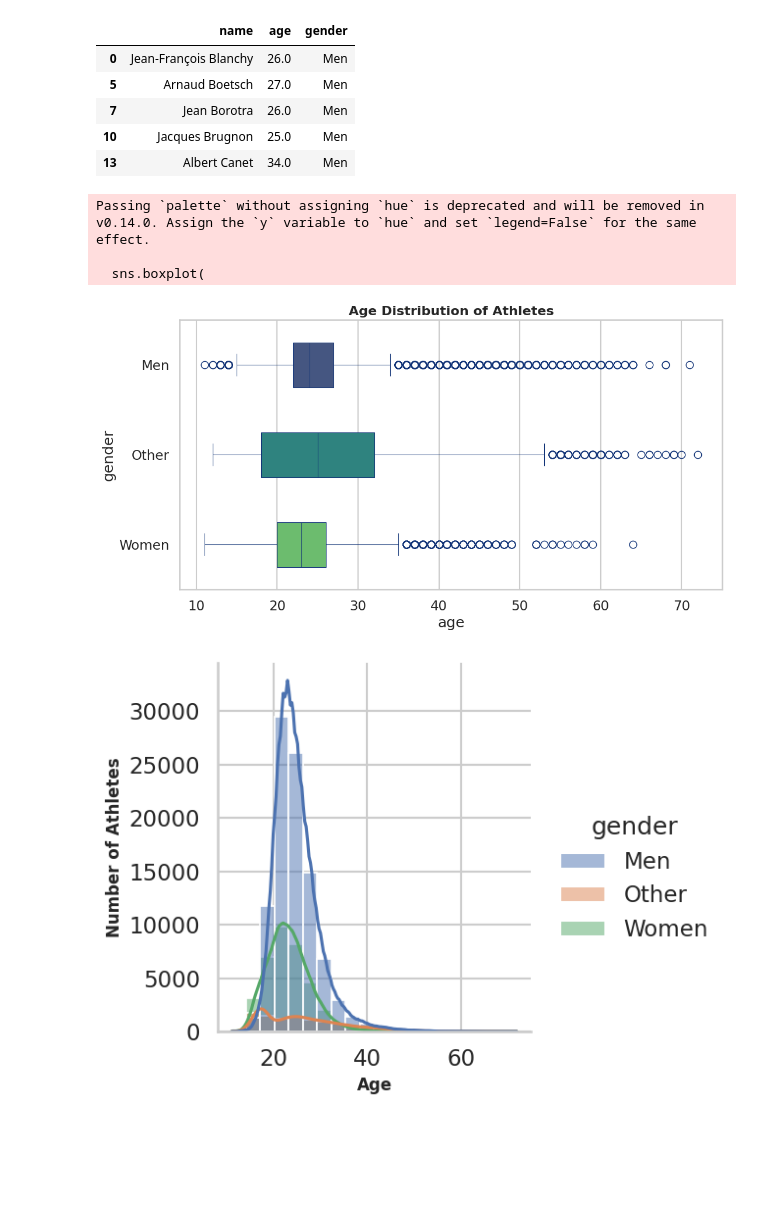
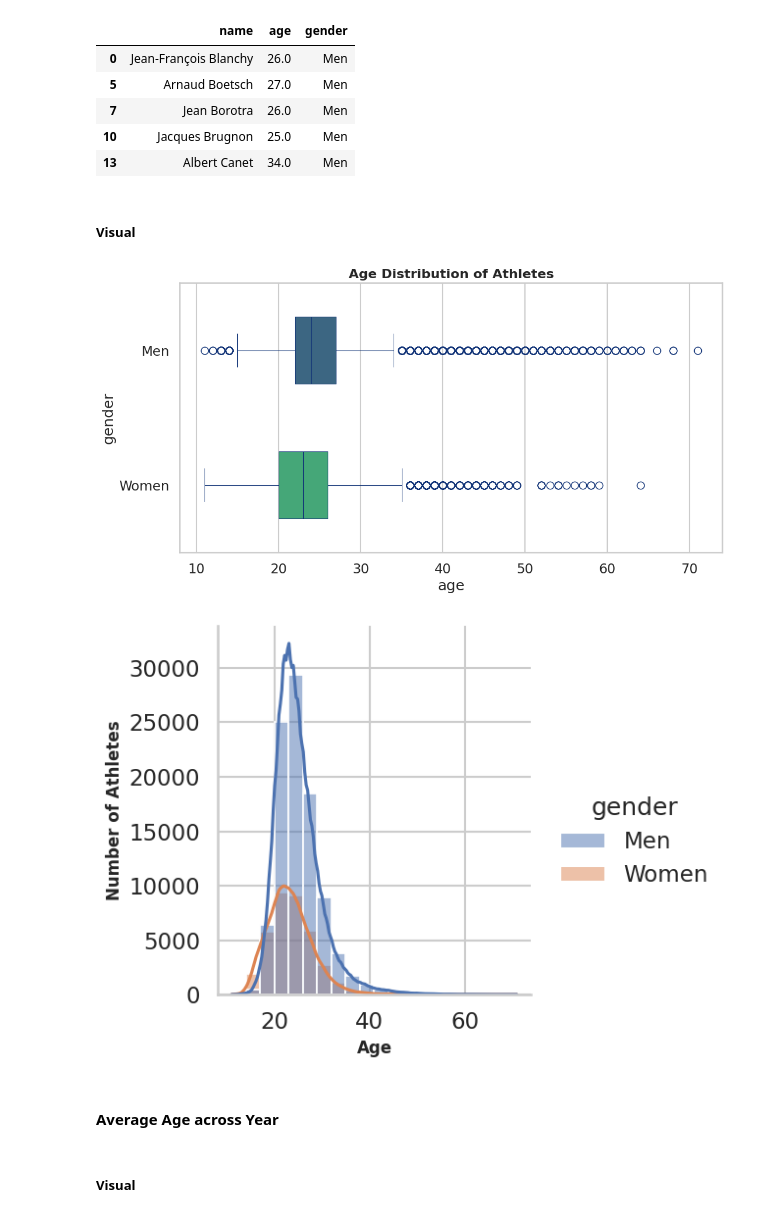
Before and after one commit to vikassinngh123/AI-ML-Learning, a Jupyter notebook: 04-Pandas/02_Olympics_History_EDA.ipynb, the cells around one changed output. Saved outputs shown, nothing was run; the diff lists cells and outputs as text; code cells hidden in the pictures; blank space fills up the shorter version.

```diff
--- a/04-Pandas/02_Olympics_History_EDA.ipynb
+++ b/04-Pandas/02_Olympics_History_EDA.ipynb
@@ -95,6 +95,14 @@ gold_medal.groupby(gold_medal['NOC'])['medal'].count().sort_values(ascending=Fal
 235 rows × 1 columns
 dtype: int64
 # %%
+
+rename_dict = {
+    'Soviet Union': 'Russian Federation',
+    'East Germany': 'Germany'
+}
+
+t_d['NOC'] = t_d['NOC'].replace(rename_dict)
+
 rmeadal_table=t_d[t_d['medal'].isin(['Gold','Silver','Bronze'])].drop_duplicates(subset=['year','event','NOC'])
 
 medal_table=rmeadal_table.groupby(['NOC','medal']).size().unstack(fill_value=0)
@@ -434,40 +455,46 @@ agec_t_d.head(5)
 | 7 | Jean Borotra | 26.0 | Men |
 | 10 | Jacques Brugnon | 25.0 | Men |
 | 13 | Albert Canet | 34.0 | Men |
+# %% [markdown]
+##### Visual
 # %%
 from pandas.core.indexes import multi
+
+agec_t_d = agec_t_d[agec_t_d['gender'].isin(['Men', 'Women'])]
+
 plt.figure(figsize=(12,6))
 
 # sns.set_theme(style="whitegrid",context="talk")
 plt.title("Age Distribution of Athletes",fontsize=16,fontweight="bold")
 
 sns.boxplot(
              x=agec_t_d['age'],
              y=agec_t_d['gender'],
+             hue=agec_t_d['gender'],
+             legend=False,
              palette="viridis",
              color=".8",
              linecolor="#137",
              linewidth=.75,
              width=0.5
            )
 sns.displot(
              age_t_d,
              x=agec_t_d['age'],
              hue=agec_t_d['gender'],
              bins=20,
              fill=True,
              kde=True
            )
 
 
 plt.xlabel("Age",fontsize=12,fontweight="bold")
 plt.ylabel("Number of Athletes",fontsize=12,fontweight="bold")
 
 sns.despine()
 plt.show()
 # %% [output]
-Passing `palette` without assigning `hue` is deprecated and will be removed in v0.14.0. Assign the `y` variable to `hue` and set `legend=False` for the same effect.
-
-  sns.boxplot(
-[figure, old version]
+[figure, new version]
-[figure, old version]
+[figure, new version]
+# %% [markdown]
+#### Average Age across Year
@@ -473,0 +512,2 @@ Passing `palette` without assigning `hue` is deprecated and will be removed in v
+# %% [markdown]
+##### Visual
```
Also changed, not shown: parts of 17 cells of this notebook.
